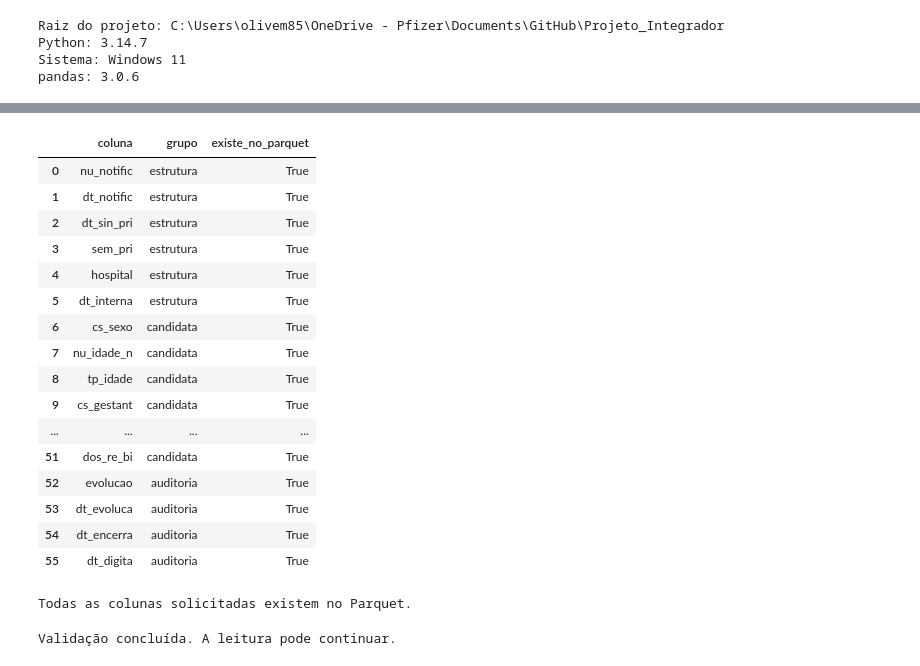
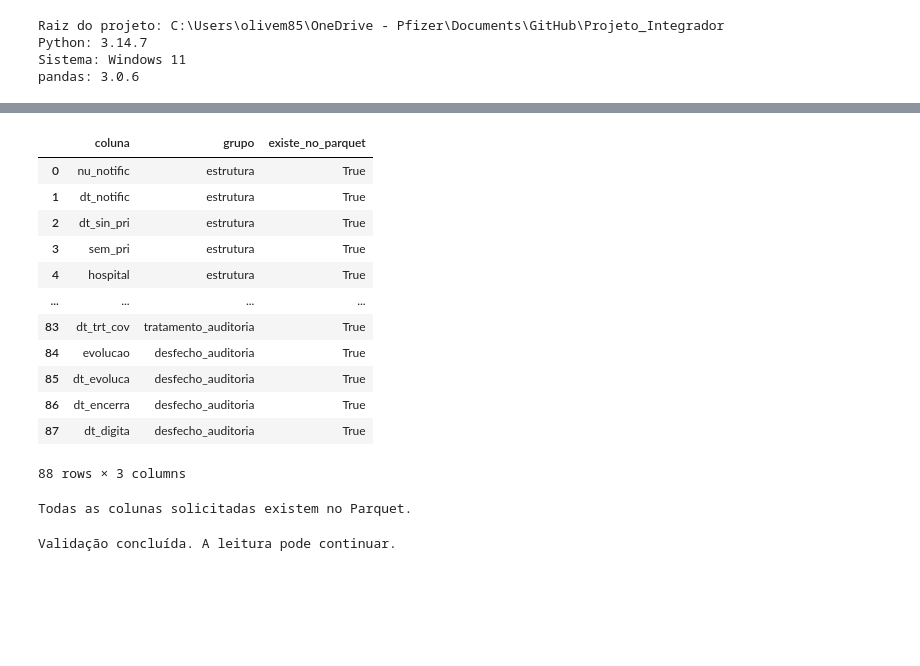
Before and after one commit to Ivan-S-Oliveira/Projeto_Integrador, a Jupyter notebook: notebooks/02_eda/01_eda_primeira_passagem.ipynb, the cells around one changed output, grey strips where cells are left out. Cells and saved outputs as stored; diff of their text form; code cells hidden in the pictures; blank space fills up the shorter version.

```diff
--- a/notebooks/02_eda/01_eda_primeira_passagem.ipynb
+++ b/notebooks/02_eda/01_eda_primeira_passagem.ipynb
@@ -269,49 +333,50 @@ status_colunas = pd.DataFrame(
         "coluna": COLUNAS_EDA,
         "grupo": (
             ["estrutura"] * len(COLUNAS_ESTRUTURA)
-            + ["candidata"] * len(COLUNAS_CANDIDATAS)
-            + ["auditoria"] * len(COLUNAS_AUDITORIA)
+            + ["candidatas_principais"] * len(COLUNAS_CANDIDATAS_PRINCIPAIS)
+            + ["complementares_texto"] * len(COLUNAS_COMPLEMENTARES_TEXTO)
+            + ["geografia"] * len(COLUNAS_GEOGRAFIA)
+            + ["condicionais_vacinacao"] * len(COLUNAS_CONDICIONAIS_VACINACAO)
+            + ["contexto_social_condicional"] * len(COLUNAS_CONTEXTO_SOCIAL_CONDICIONAL)
+            + ["tratamento_auditoria"] * len(COLUNAS_TRATAMENTO_AUDITORIA)
+            + ["desfecho_auditoria"] * len(COLUNAS_DESFECHO_AUDITORIA)
         ),
     }
 )
 
 status_colunas["existe_no_parquet"] = (
     status_colunas["coluna"]
     .isin(conjunto_colunas_disponiveis)
 )
 
 display(status_colunas)
 
 colunas_ausentes = status_colunas.loc[
     ~status_colunas["existe_no_parquet"],
     "coluna",
 ].tolist()
 
 if colunas_ausentes:
     print("Colunas ausentes:")
     for coluna in colunas_ausentes:
         print(f"- {coluna}")
 else:
     print("Todas as colunas solicitadas existem no Parquet.")
 # %% [output]
 |  | coluna | grupo | existe_no_parquet |
 | 0 | nu_notific | estrutura | True |
 | 1 | dt_notific | estrutura | True |
 | 2 | dt_sin_pri | estrutura | True |
 | 3 | sem_pri | estrutura | True |
 | 4 | hospital | estrutura | True |
-| 5 | dt_interna | estrutura | True |
-| 6 | cs_sexo | candidata | True |
-| 7 | nu_idade_n | candidata | True |
-| 8 | tp_idade | candidata | True |
-| 9 | cs_gestant | candidata | True |
 | ... | ... | ... | ... |
-| 51 | dos_re_bi | candidata | True |
-| 52 | evolucao | auditoria | True |
-| 53 | dt_evoluca | auditoria | True |
-| 54 | dt_encerra | auditoria | True |
-| 55 | dt_digita | auditoria | True |
+| 83 | dt_trt_cov | tratamento_auditoria | True |
+| 84 | evolucao | desfecho_auditoria | True |
+| 85 | dt_evoluca | desfecho_auditoria | True |
+| 86 | dt_encerra | desfecho_auditoria | True |
+| 87 | dt_digita | desfecho_auditoria | True |
-Todas as colunas solicitadas existem no Parquet.
+88 rows × 3 columns
+Todas as colunas solicitadas existem no Parquet.
 # %%
 if colunas_ausentes:
     raise ValueError(
```
Also changed, not shown: parts of 33 cells of this notebook, 2 other files.
